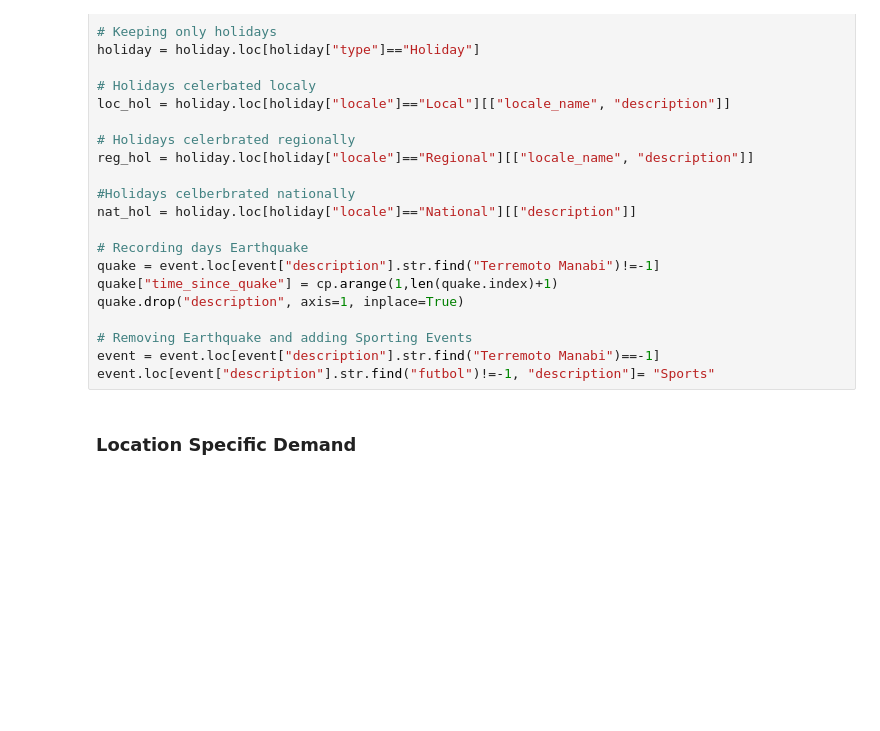
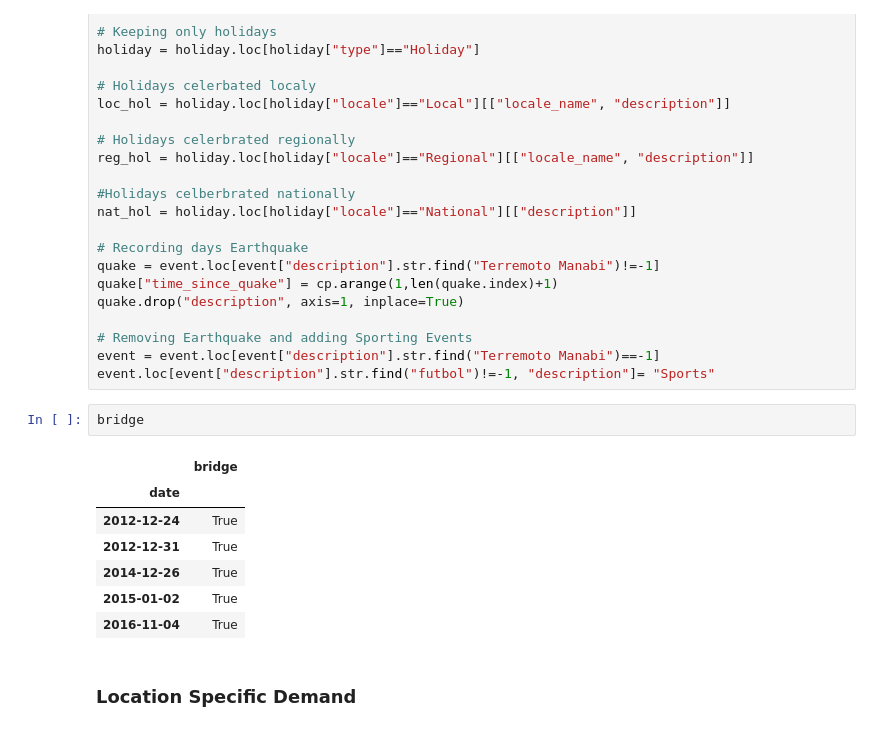
Before and after one commit to J-Schea29/Machine-Learning-for-Store-Sales-Forecasting-Kaggle-Competition, a Jupyter notebook: Rapids-AI-Kaggle.ipynb, the cells around one changed output. Drawn from its saved outputs; the diff is of its cells as text; blank space fills up the shorter version.

```diff
--- a/Rapids-AI-Kaggle.ipynb
+++ b/Rapids-AI-Kaggle.ipynb
@@ -66,6 +66,16 @@ quake.drop("description", axis=1, inplace=True)
 # Removing Earthquake and adding Sporting Events
 event = event.loc[event["description"].str.find("Terremoto Manabi")==-1]
 event.loc[event["description"].str.find("futbol")!=-1, "description"]= "Sports"
+# %%
+bridge
+# %% [output]
+|  | bridge |
+| date |  |
+| 2012-12-24 | True |
+| 2012-12-31 | True |
+| 2014-12-26 | True |
+| 2015-01-02 | True |
+| 2016-11-04 | True |
 # %% [markdown]
 ### Location Specific Demand
 # %%
```
Also changed, not shown: parts of 20 cells of this notebook, 1 other file.
